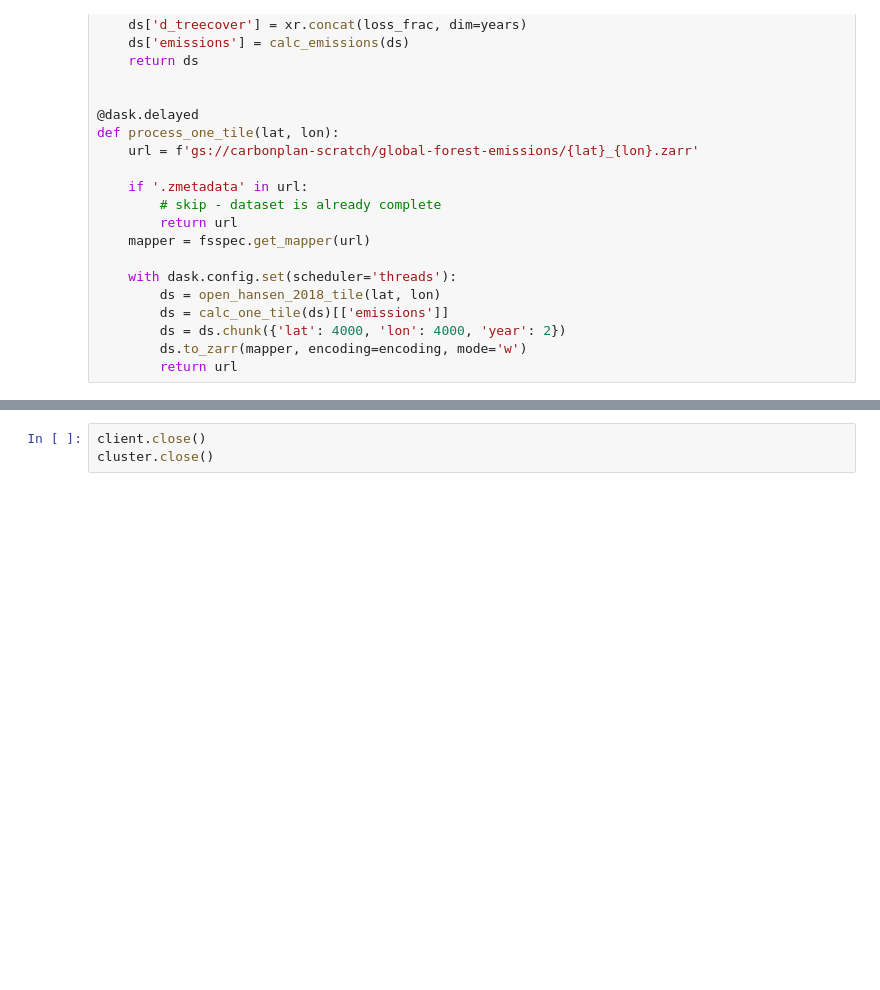
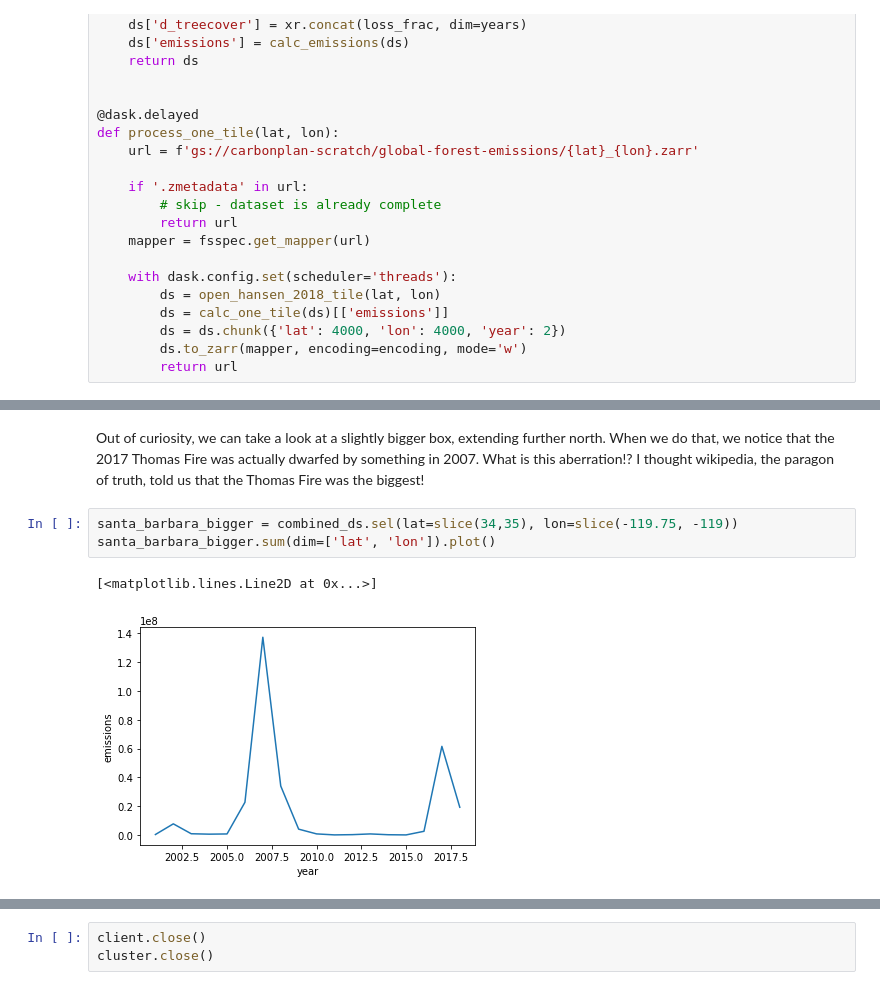
Before and after one commit to carbonplan/trace, a Jupyter notebook: all_tiles.ipynb, the cells around one changed output, grey strips where cells are left out. Saved outputs shown, nothing was run; the diff lists cells and outputs as text; blank space fills up the shorter version.

```diff
--- a/all_tiles.ipynb
+++ b/all_tiles.ipynb
@@ -172,0 +344,8 @@ for lat, lon in tqdm(list(zip(lats, lons))):
+# %% [markdown]
+Out of curiosity, we can take a look at a slightly bigger box, extending further north. When we do that, we notice that the 2017 Thomas Fire was actually dwarfed by something in 2007. What is this aberration!? I thought wikipedia, the paragon of truth, told us that the Thomas Fire was the biggest!
+# %%
+santa_barbara_bigger = combined_ds.sel(lat=slice(34,35), lon=slice(-119.75, -119))
+santa_barbara_bigger.sum(dim=['lat', 'lon']).plot()
+# %% [output]
+[<matplotlib.lines.Line2D at 0x...>]
+[figure, added]
```
Also changed, not shown: parts of 38 cells of this notebook.
